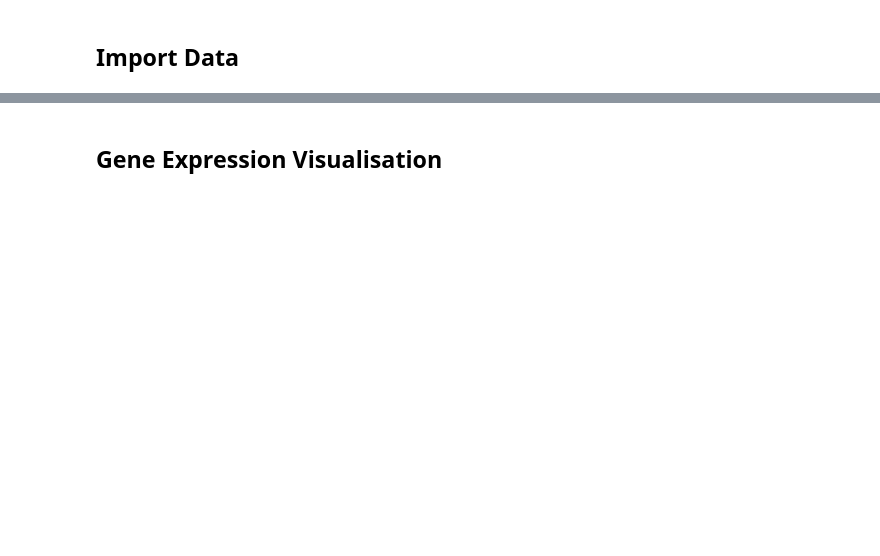
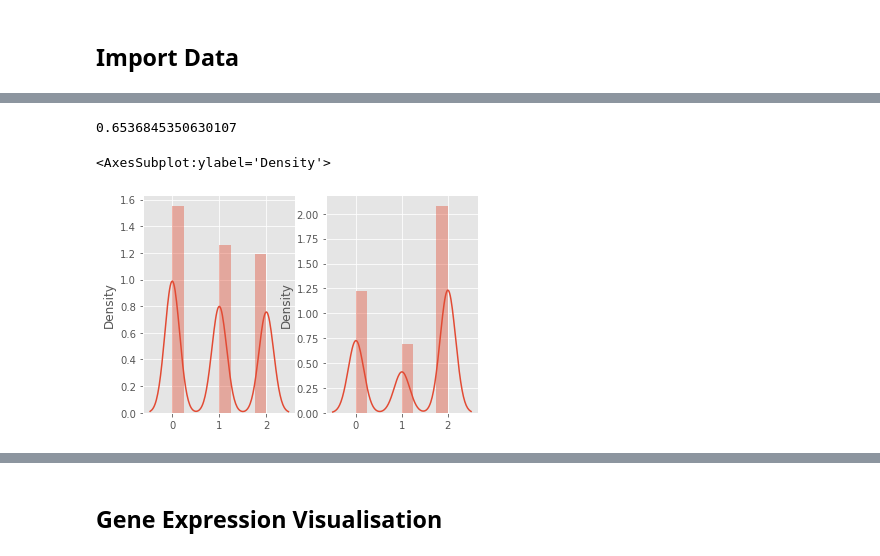
Before and after one commit to BiomedicalMachineLearning/STimage, a Jupyter notebook: Spatial_Transcriptomics/GeneExpression_Pred.ipynb, the cells around one changed output, grey strips where cells are left out. Cells and saved outputs as stored; diff of their text form; code cells hidden in the pictures; blank space fills up the shorter version.

```diff
--- a/Spatial_Transcriptomics/GeneExpression_Pred.ipynb
+++ b/Spatial_Transcriptomics/GeneExpression_Pred.ipynb
@@ -52,0 +337,12 @@ df13.to_csv('Pivot_gene_trial.csv')
+# %%
+test_X = pd.read_csv('test_X.csv')
+test_X=test_X.iloc[:,1:]
+test_X=Standard_scaler_x.fit_transform(test_X)
+
+test_Y=pd.read_csv('test_Y.csv')
+test_Y=test_Y.iloc[:,1:2]
+#test_Y=Standard_scaler_y.fit_transform(test_Y)
+test_Y=pd.DataFrame(data=test_Y)
+test_Y=test_Y.apply(lambda x: pd.qcut(x, 3,duplicates='drop',labels=False))
+
+y_pred_test=clf.predict(test_X)
@@ -52,0 +376,25 @@ df13.to_csv('Pivot_gene_trial.csv')
+# %%
+from sklearn.metrics import roc_auc_score
+from sklearn.preprocessing import LabelBinarizer
+
+def multiclass_roc_auc_score(truth, pred, average="macro"):
+
+    lb = LabelBinarizer()
+    lb.fit(truth)
+
+    truth = lb.transform(truth)
+    pred = lb.transform(pred)
+
+    return roc_auc_score(truth, pred, average=average)
+multiclass_roc_auc_score(y_pred_test, test_Y, average="weighted")
+# %% [output]
+0.6536845350630107
+# %%
+import seaborn as sns
+plt.subplot(1,2,1)
+sns.distplot(test_Y)
+plt.subplot(1,2,2)
+sns.distplot(y_pred_test)
+# %% [output]
+<AxesSubplot:ylabel='Density'>
+[figure, added]
```
Also changed, not shown: parts of 94 cells of this notebook.
